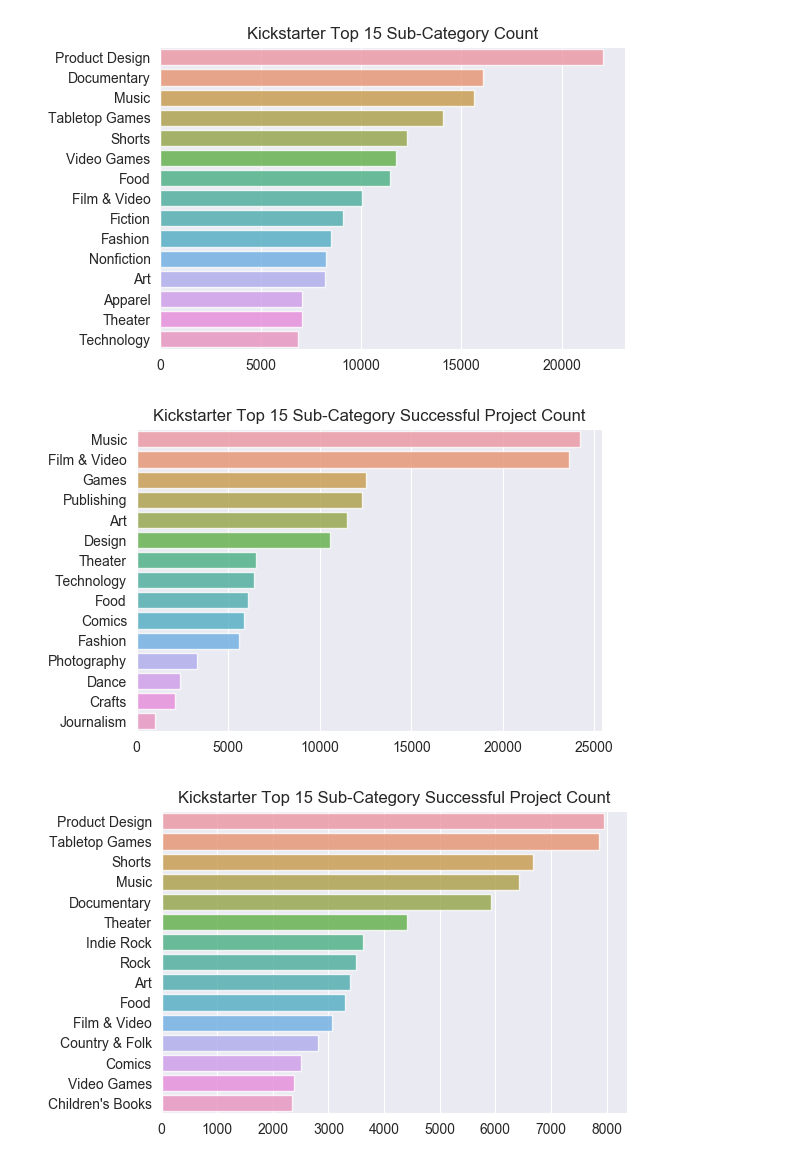
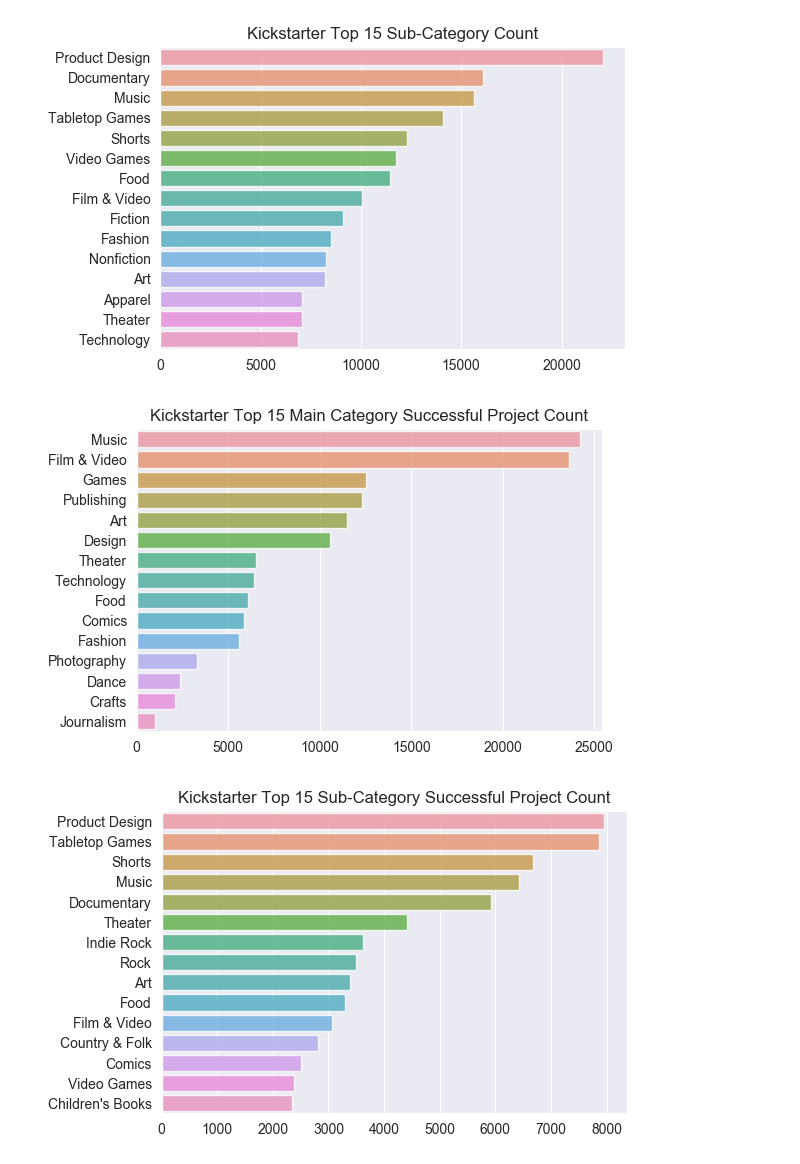
Before and after one commit to ramonidea/370_project, a Jupyter notebook: Data Prep.ipynb, the cells around one changed output. Cells and saved outputs as stored; diff of their text form; code cells hidden in the pictures.

```diff
--- a/Data Prep.ipynb
+++ b/Data Prep.ipynb
@@ -10,11 +10,12 @@ from sklearn.preprocessing import LabelEncoder, Imputer
 import warnings
 warnings.filterwarnings('ignore')
 # %%
+#Load the data
 origin_data = pd.read_csv('./Data/ks-projects-201801.csv',index_col=[0])
 
 data = origin_data.copy()
 #In this project, we ignore the title's factor to the successful rate.
-data.drop("name",inplace=True, axis=1)
+#data.drop("name",inplace=True, axis=1)
 
 #We only consider the projects are completed.
 data = data[data.state != "live"]
@@ -66,18 +68,18 @@ plt.show()
 # %%
 successful_data = data[data.state == 1]
 suc_cats = successful_data.main_category.value_counts().head(15)
 
 x = suc_cats.values
 y = suc_cats.index
 
 fig = plt.figure(dpi=100)
 ax = fig.add_subplot(111)
 ax = sns.barplot(y=y, x=x, orient='h',  alpha=0.8)
 
-plt.title('Kickstarter Top 15 Sub-Category Successful Project Count')
+plt.title('Kickstarter Top 15 Main Category Successful Project Count')
 plt.show()
 # %% [output]
-[figure, old version]
+[figure, new version]
 # %%
 successful_data = data[data.state == 1]
 suc_cats = successful_data.category.value_counts().head(15)
```
Also changed, not shown: parts of 7 cells of this notebook.
